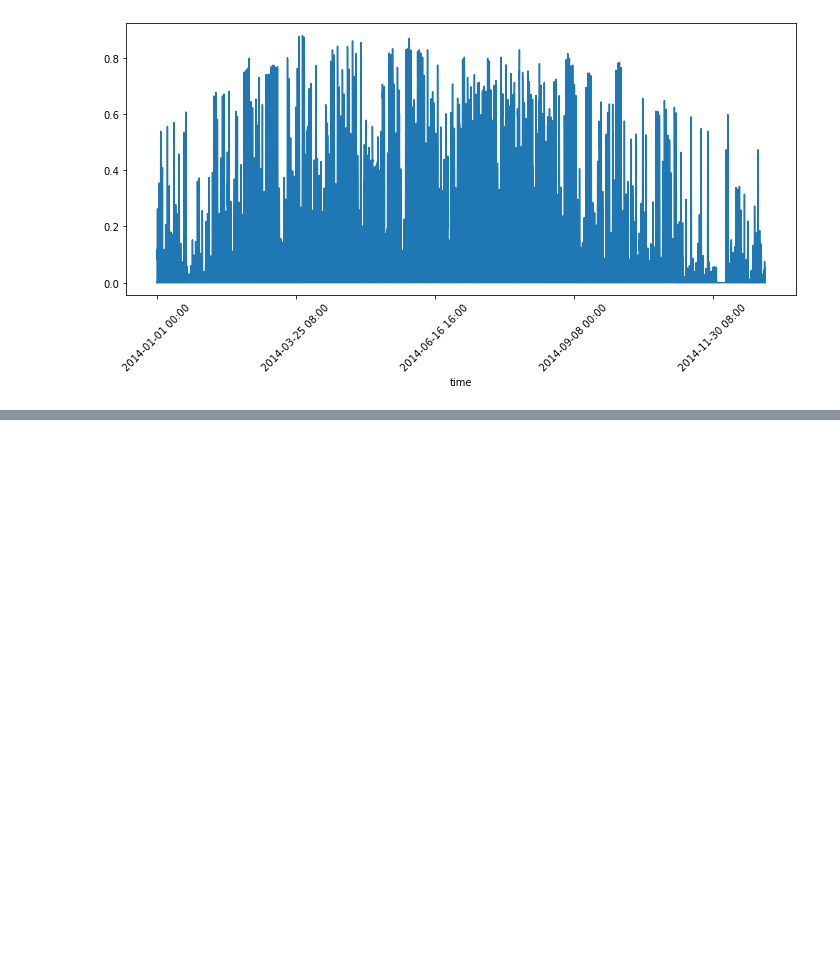
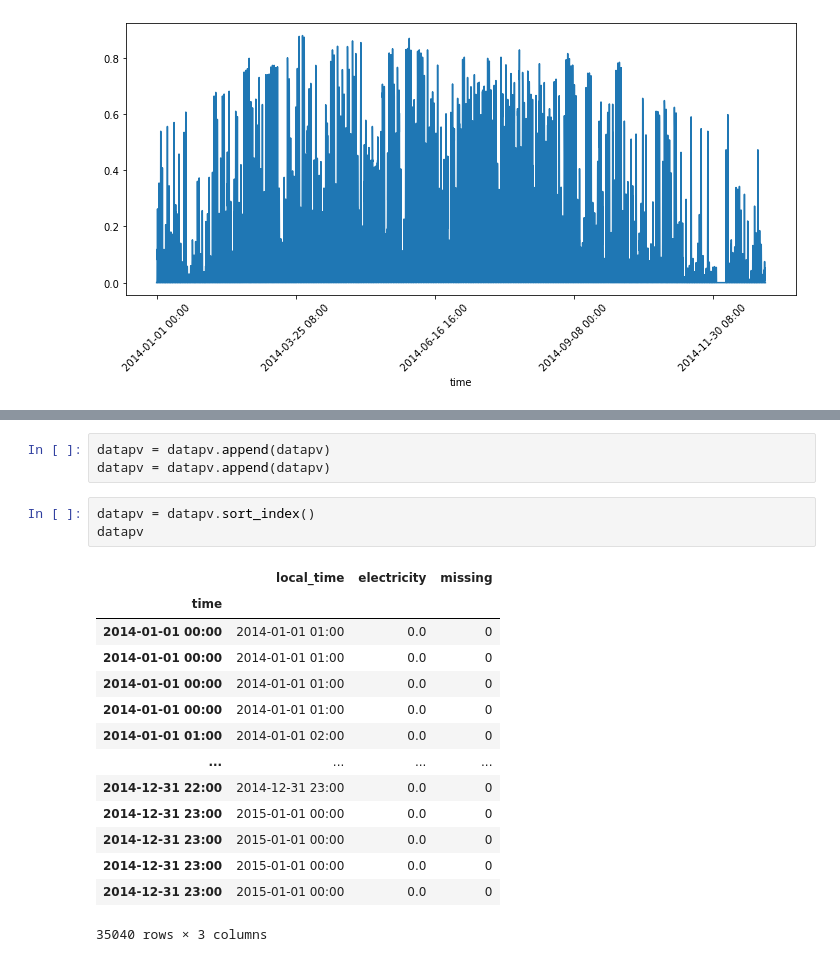
Before and after one commit to remedeiw/remedeiwmaster, a Jupyter notebook: DataEntryPV.ipynb, the cells around one changed output, grey strips where cells are left out. Drawn from its saved outputs; the diff is of its cells as text; blank space fills up the shorter version.

```diff
--- a/DataEntryPV.ipynb
+++ b/DataEntryPV.ipynb
@@ -80,0 +95,21 @@ plt.show()
+# %%
+datapv = datapv.append(datapv)
+datapv = datapv.append(datapv)
+# %%
+datapv = datapv.sort_index()
+datapv
+# %% [output]
+|  | local_time | electricity | missing |
+| time |  |  |  |
+| 2014-01-01 00:00 | 2014-01-01 01:00 | 0.0 | 0 |
+| 2014-01-01 00:00 | 2014-01-01 01:00 | 0.0 | 0 |
+| 2014-01-01 00:00 | 2014-01-01 01:00 | 0.0 | 0 |
+| 2014-01-01 00:00 | 2014-01-01 01:00 | 0.0 | 0 |
+| 2014-01-01 01:00 | 2014-01-01 02:00 | 0.0 | 0 |
+| ... | ... | ... | ... |
+| 2014-12-31 22:00 | 2014-12-31 23:00 | 0.0 | 0 |
+| 2014-12-31 23:00 | 2015-01-01 00:00 | 0.0 | 0 |
+| 2014-12-31 23:00 | 2015-01-01 00:00 | 0.0 | 0 |
+| 2014-12-31 23:00 | 2015-01-01 00:00 | 0.0 | 0 |
+| 2014-12-31 23:00 | 2015-01-01 00:00 | 0.0 | 0 |
+35040 rows × 3 columns
```
Also changed, not shown: parts of 5 cells of this notebook, 6 other files.
